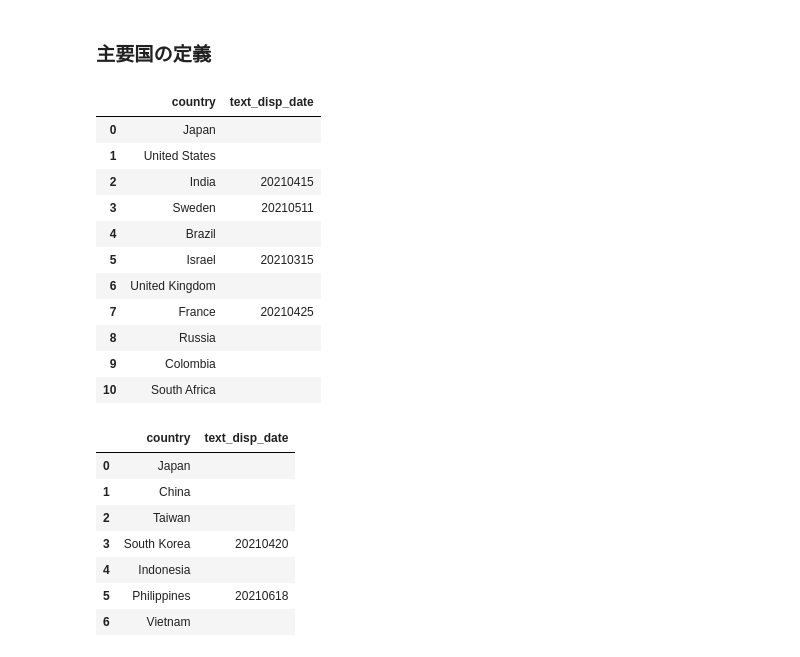
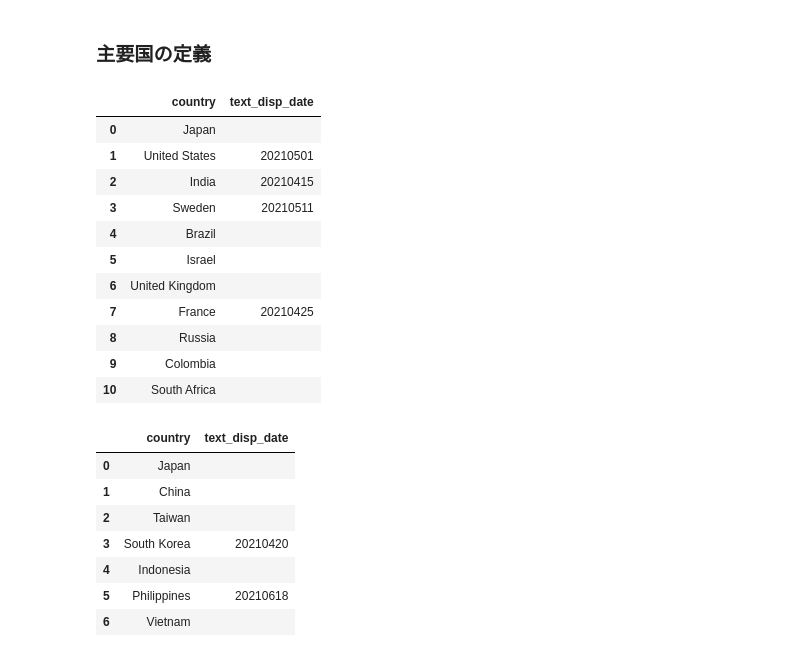
Before and after one commit to marzg510/data-analyze-covid-19, a Jupyter notebook: covid-19-owid-global-daily.ipynb, the cells around one changed output. Cells and saved outputs as stored; diff of their text form; code cells hidden in the pictures.

```diff
--- a/covid-19-owid-global-daily.ipynb
+++ b/covid-19-owid-global-daily.ipynb
@@ -131,26 +138,26 @@ world_df.tail()
 # %%
 countries = pd.DataFrame([
     ("Japan",""),
-    ("United States",""),
+    ("United States","20210501"),
     ("India","20210415"),
     ("Sweden","20210511"),
     ("Brazil",""),
-    ("Israel","20210315"),
+    ("Israel",""),
     ("United Kingdom",""),
     ("France","20210425"),
     ("Russia",""),
     ("Colombia",""),
     ("South Africa",""),
 ],columns=["country","text_disp_date"])
 countries
 # %% [output]
 |  | country | text_disp_date |
 | 0 | Japan |  |
-| 1 | United States |  |
+| 1 | United States | 20210501 |
 | 2 | India | 20210415 |
 | 3 | Sweden | 20210511 |
 | 4 | Brazil |  |
-| 5 | Israel | 20210315 |
+| 5 | Israel |  |
 | 6 | United Kingdom |  |
 | 7 | France | 20210425 |
 | 8 | Russia |  |
```
Also changed, not shown: parts of 15 cells of this notebook, 40 other files.
